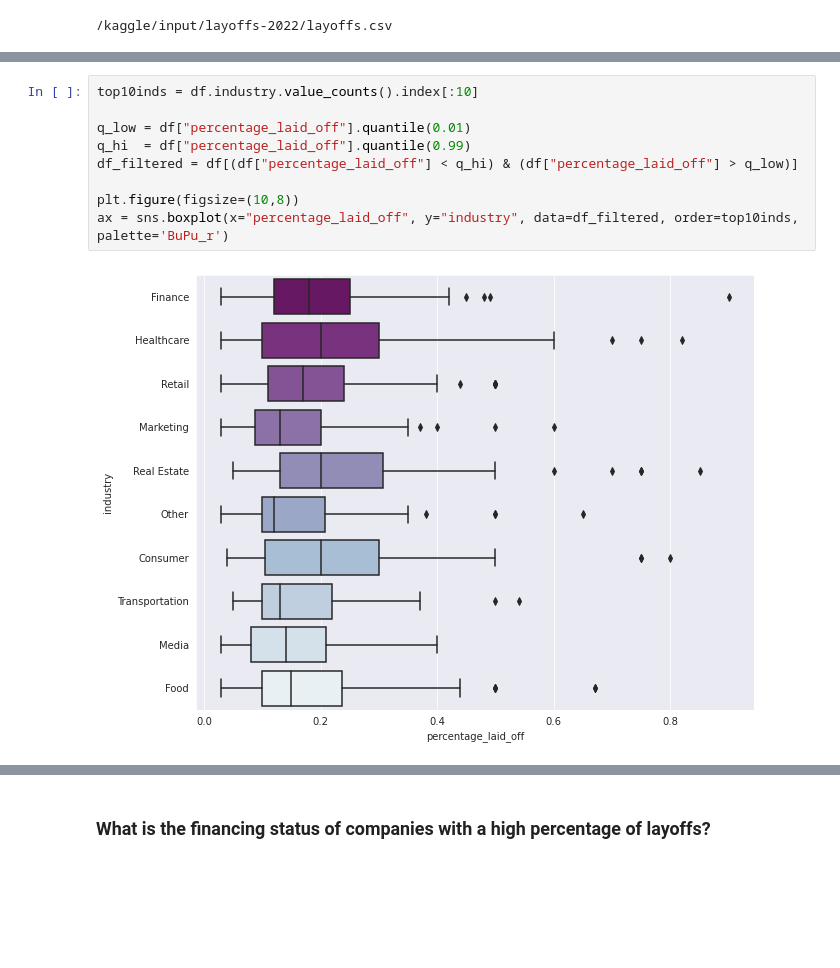
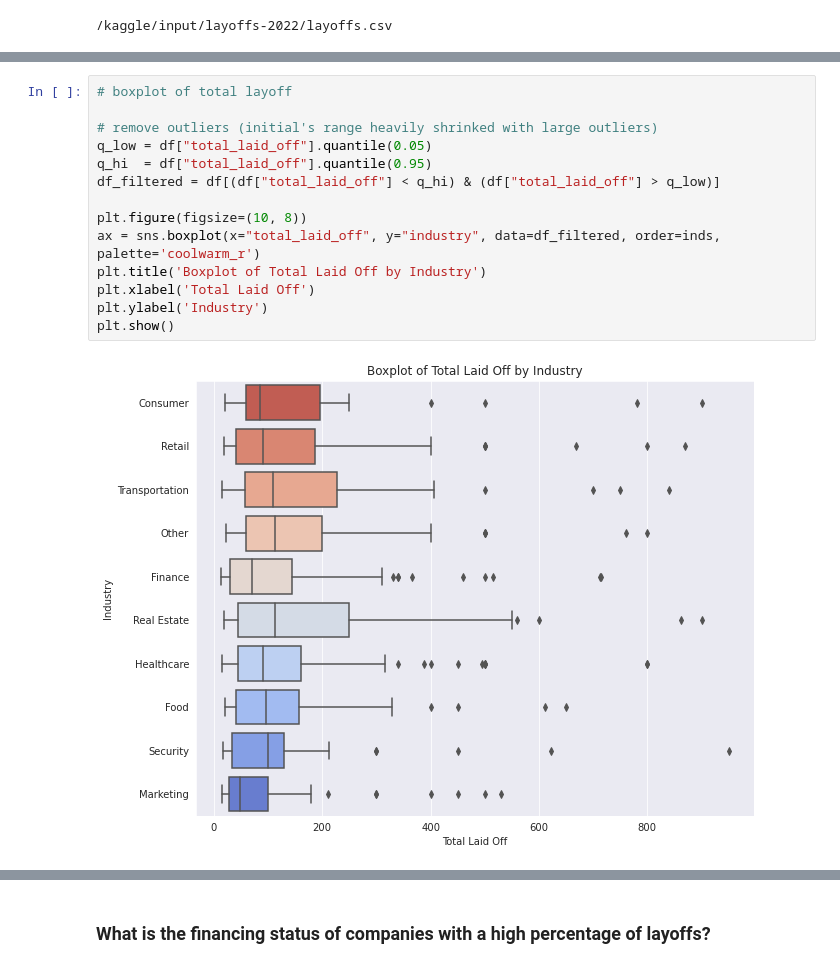
Before and after one commit to Maia97/layoffs-2022-analysis, a Jupyter notebook: layoffs-2022-analysis.ipynb, the cells around one changed output, grey strips where cells are left out. Drawn from its saved outputs; the diff is of its cells as text; blank space fills up the shorter version.

```diff
--- a/layoffs-2022-analysis.ipynb
+++ b/layoffs-2022-analysis.ipynb
@@ -148,11 +234,16 @@ Index(['company', 'location', 'industry', 'total_laid_off',
 # %%
-top10inds = df.industry.value_counts().index[:10]
+# boxplot of total layoff
 
-q_low = df["percentage_laid_off"].quantile(0.01)
-q_hi  = df["percentage_laid_off"].quantile(0.99)
-df_filtered = df[(df["percentage_laid_off"] < q_hi) & (df["percentage_laid_off"] > q_low)]
+# remove outliers (initial's range heavily shrinked with large outliers)
+q_low = df["total_laid_off"].quantile(0.05)
+q_hi  = df["total_laid_off"].quantile(0.95)
+df_filtered = df[(df["total_laid_off"] < q_hi) & (df["total_laid_off"] > q_low)]
 
-plt.figure(figsize=(10,8))
-ax = sns.boxplot(x="percentage_laid_off", y="industry", data=df_filtered, order=top10inds, palette='BuPu_r')
+plt.figure(figsize=(10, 8))
+ax = sns.boxplot(x="total_laid_off", y="industry", data=df_filtered, order=inds, palette='coolwarm_r')
+plt.title('Boxplot of Total Laid Off by Industry')
+plt.xlabel('Total Laid Off')
+plt.ylabel('Industry')
+plt.show()
 # %% [output]
-[figure, old version]
+[figure, new version]
```
Also changed, not shown: parts of 23 cells of this notebook.
